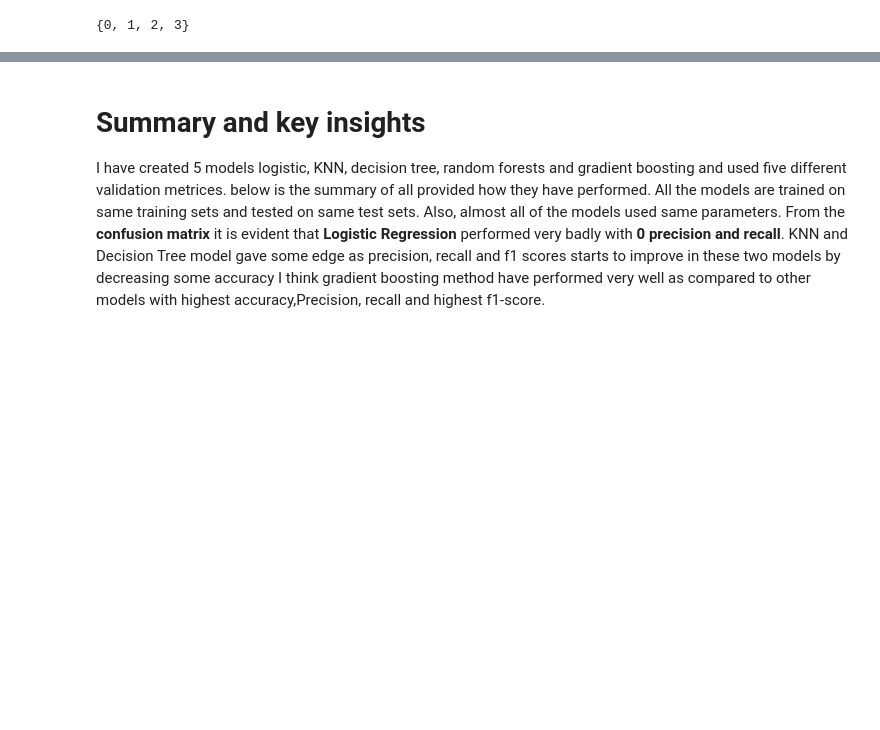
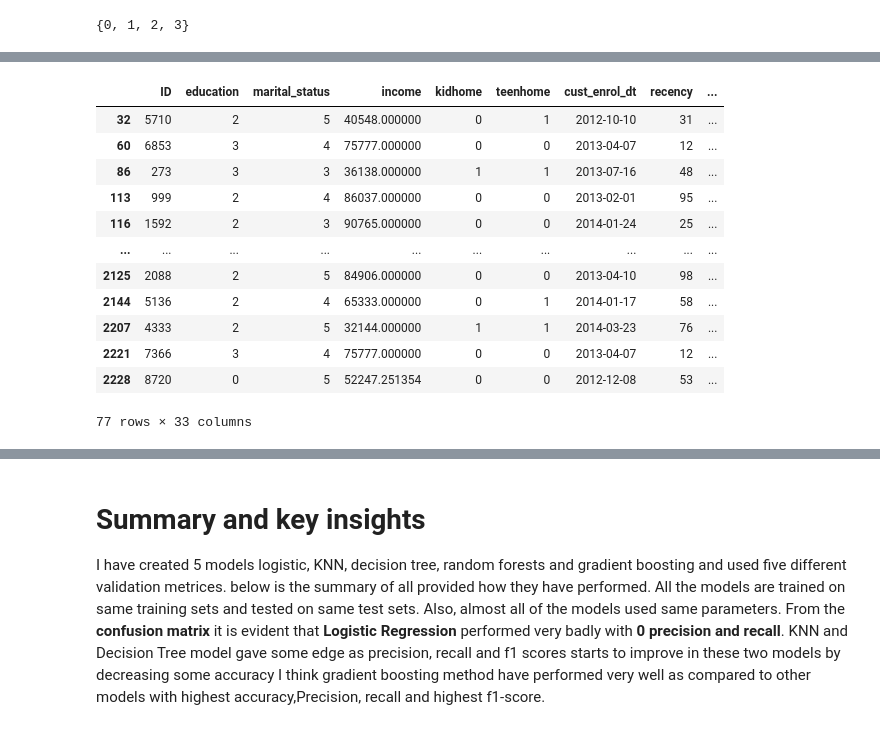
Before and after one commit to sanjeevtyagi170/tyagisx-projects, a Jupyter notebook: coursera-unsupervised.ipynb, the cells around one changed output, grey strips where cells are left out. Saved outputs shown, nothing was run; the diff lists cells and outputs as text; code cells hidden in the pictures; blank space fills up the shorter version.

```diff
--- a/coursera-unsupervised.ipynb
+++ b/coursera-unsupervised.ipynb
@@ -317,0 +309,3 @@ data.head()
+# %%
+df_clusters=data[["kmeans","agc","birch"]]
+data['voting_labels']=df_clusters.mode(axis=1)[0]
@@ -317,0 +340,17 @@ data.head()
+# %%
+df_c3=data[data.voting_labels==3]
+df_c3
+# %% [output]
+|  | ID | education | marital_status | income | kidhome | teenhome | cust_enrol_dt | recency | ... |
+| 32 | 5710 | 2 | 5 | 40548.000000 | 0 | 1 | 2012-10-10 | 31 | ... |
+| 60 | 6853 | 3 | 4 | 75777.000000 | 0 | 0 | 2013-04-07 | 12 | ... |
+| 86 | 273 | 3 | 3 | 36138.000000 | 1 | 1 | 2013-07-16 | 48 | ... |
+| 113 | 999 | 2 | 4 | 86037.000000 | 0 | 0 | 2013-02-01 | 95 | ... |
+| 116 | 1592 | 2 | 3 | 90765.000000 | 0 | 0 | 2014-01-24 | 25 | ... |
+| ... | ... | ... | ... | ... | ... | ... | ... | ... | ... |
+| 2125 | 2088 | 2 | 5 | 84906.000000 | 0 | 0 | 2013-04-10 | 98 | ... |
+| 2144 | 5136 | 2 | 4 | 65333.000000 | 0 | 1 | 2014-01-17 | 58 | ... |
+| 2207 | 4333 | 2 | 5 | 32144.000000 | 1 | 1 | 2014-03-23 | 76 | ... |
+| 2221 | 7366 | 3 | 4 | 75777.000000 | 0 | 0 | 2013-04-07 | 12 | ... |
+| 2228 | 8720 | 0 | 5 | 52247.251354 | 0 | 0 | 2012-12-08 | 53 | ... |
+77 rows × 33 columns
```
Also changed, not shown: parts of 10 cells of this notebook.
